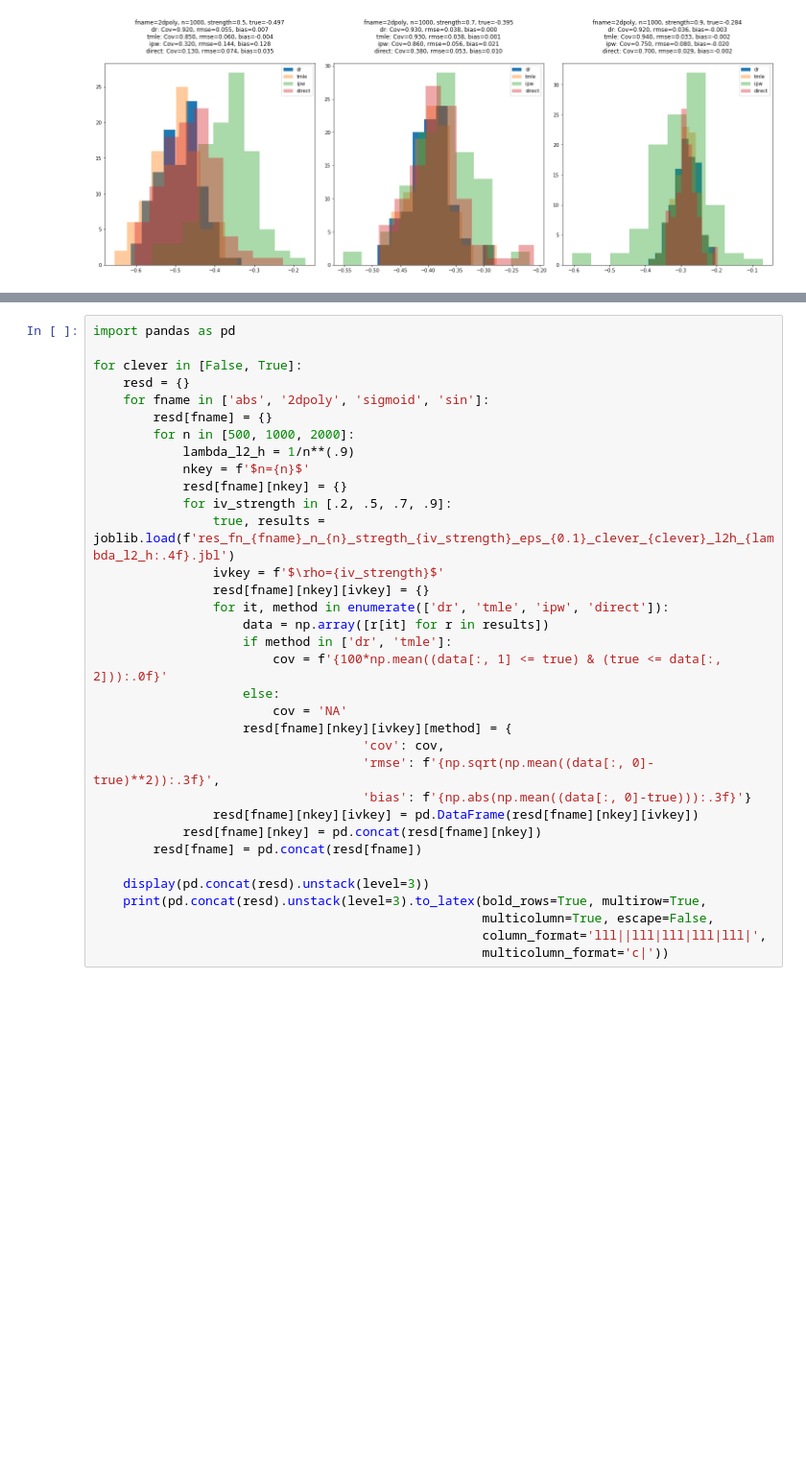
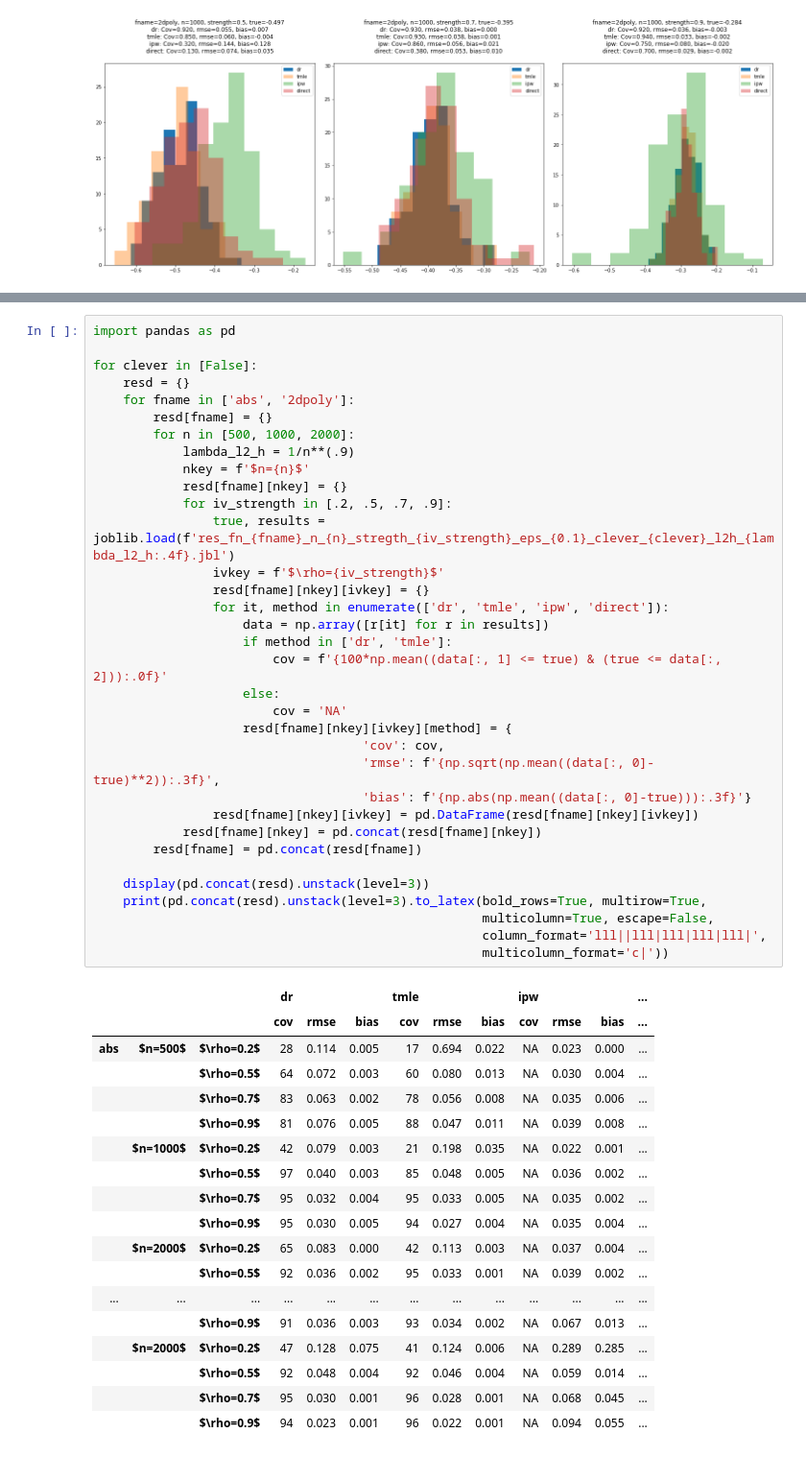
Before and after one commit to syrgkanislab/npiv_functionals, a Jupyter notebook: notebooks/Postprocess.ipynb, the cells around one changed output, grey strips where cells are left out. Shown at 96% size. Cells and saved outputs as stored; diff of their text form; blank space fills up the shorter version.

```diff
--- a/notebooks/Postprocess.ipynb
+++ b/notebooks/Postprocess.ipynb
@@ -221,34 +221,53 @@ print(pd.concat(resd).unstack(level=3).to_latex(bold_rows=True, multirow=True,
 # %%
 import pandas as pd
 
-for clever in [False, True]:
+for clever in [False]:
     resd = {}
-    for fname in ['abs', '2dpoly', 'sigmoid', 'sin']:
+    for fname in ['abs', '2dpoly']:
         resd[fname] = {}
         for n in [500, 1000, 2000]:
             lambda_l2_h = 1/n**(.9)
             nkey = f'$n={n}$'
             resd[fname][nkey] = {}
             for iv_strength in [.2, .5, .7, .9]:
                 true, results = joblib.load(f'res_fn_{fname}_n_{n}_stregth_{iv_strength}_eps_{0.1}_clever_{clever}_l2h_{lambda_l2_h:.4f}.jbl')
                 ivkey = f'$\rho={iv_strength}$'
                 resd[fname][nkey][ivkey] = {}
                 for it, method in enumerate(['dr', 'tmle', 'ipw', 'direct']):
                     data = np.array([r[it] for r in results])
                     if method in ['dr', 'tmle']:
                         cov = f'{100*np.mean((data[:, 1] <= true) & (true <= data[:, 2])):.0f}'
                     else:
                         cov = 'NA'
                     resd[fname][nkey][ivkey][method] = {
                                     'cov': cov,
                                     'rmse': f'{np.sqrt(np.mean((data[:, 0]-true)**2)):.3f}',
                                     'bias': f'{np.abs(np.mean((data[:, 0]-true))):.3f}'}
                 resd[fname][nkey][ivkey] = pd.DataFrame(resd[fname][nkey][ivkey])
             resd[fname][nkey] = pd.concat(resd[fname][nkey])
         resd[fname] = pd.concat(resd[fname])
 
     display(pd.concat(resd).unstack(level=3))
     print(pd.concat(resd).unstack(level=3).to_latex(bold_rows=True, multirow=True,
                                                     multicolumn=True, escape=False,
                                                     column_format='lll||lll|lll|lll|lll|',
                                                     multicolumn_format='c|'))
+# %% [output]
+|  |  |  | dr |  |  | tmle |  |  | ipw |  |  | ... |
+|  |  |  | cov | rmse | bias | cov | rmse | bias | cov | rmse | bias | ... |
+| abs | $n=500$ | $\rho=0.2$ | 28 | 0.114 | 0.005 | 17 | 0.694 | 0.022 | NA | 0.023 | 0.000 | ... |
+|  |  | $\rho=0.5$ | 64 | 0.072 | 0.003 | 60 | 0.080 | 0.013 | NA | 0.030 | 0.004 | ... |
+|  |  | $\rho=0.7$ | 83 | 0.063 | 0.002 | 78 | 0.056 | 0.008 | NA | 0.035 | 0.006 | ... |
+|  |  | $\rho=0.9$ | 81 | 0.076 | 0.005 | 88 | 0.047 | 0.011 | NA | 0.039 | 0.008 | ... |
+|  | $n=1000$ | $\rho=0.2$ | 42 | 0.079 | 0.003 | 21 | 0.198 | 0.035 | NA | 0.022 | 0.001 | ... |
+|  |  | $\rho=0.5$ | 97 | 0.040 | 0.003 | 85 | 0.048 | 0.005 | NA | 0.036 | 0.002 | ... |
+|  |  | $\rho=0.7$ | 95 | 0.032 | 0.004 | 95 | 0.033 | 0.005 | NA | 0.035 | 0.002 | ... |
+|  |  | $\rho=0.9$ | 95 | 0.030 | 0.005 | 94 | 0.027 | 0.004 | NA | 0.035 | 0.004 | ... |
+|  | $n=2000$ | $\rho=0.2$ | 65 | 0.083 | 0.000 | 42 | 0.113 | 0.003 | NA | 0.037 | 0.004 | ... |
+|  |  | $\rho=0.5$ | 92 | 0.036 | 0.002 | 95 | 0.033 | 0.001 | NA | 0.039 | 0.002 | ... |
+| ... | ... | ... | ... | ... | ... | ... | ... | ... | ... | ... | ... | ... |
+|  |  | $\rho=0.9$ | 91 | 0.036 | 0.003 | 93 | 0.034 | 0.002 | NA | 0.067 | 0.013 | ... |
+|  | $n=2000$ | $\rho=0.2$ | 47 | 0.128 | 0.075 | 41 | 0.124 | 0.006 | NA | 0.289 | 0.285 | ... |
+|  |  | $\rho=0.5$ | 92 | 0.048 | 0.004 | 92 | 0.046 | 0.004 | NA | 0.059 | 0.014 | ... |
+|  |  | $\rho=0.7$ | 95 | 0.030 | 0.001 | 96 | 0.028 | 0.001 | NA | 0.068 | 0.045 | ... |
+|  |  | $\rho=0.9$ | 94 | 0.023 | 0.001 | 96 | 0.022 | 0.001 | NA | 0.094 | 0.055 | ... |
```
Also changed, not shown: parts of 1 cell of this notebook, 3 other files.
